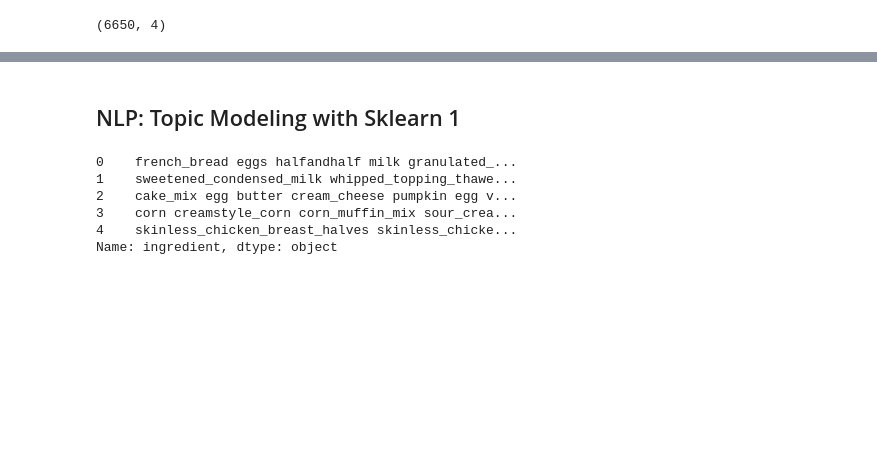
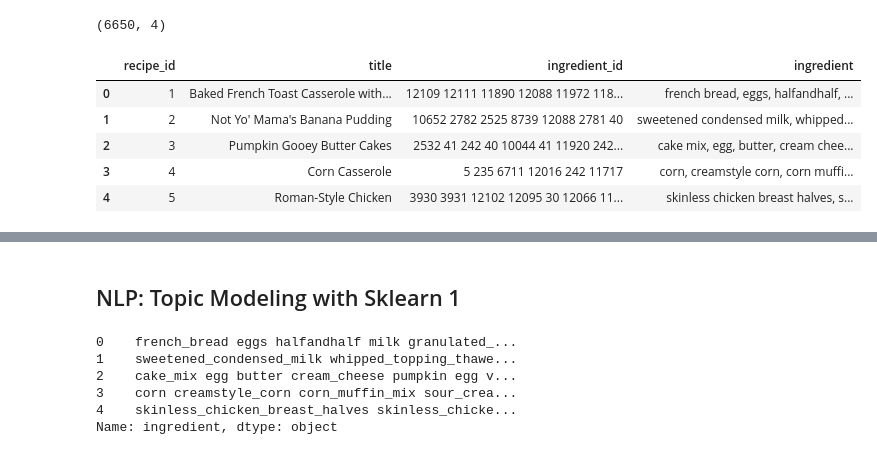
Before and after one commit to amazurek1/Recipe_Recommender, a Jupyter notebook: notebooks/FoodNetwork_NLP3.ipynb, the cells around one changed output, grey strips where cells are left out. Drawn from its saved outputs; the diff is of its cells as text; code cells hidden in the pictures; blank space fills up the shorter version.

```diff
--- a/notebooks/FoodNetwork_NLP3.ipynb
+++ b/notebooks/FoodNetwork_NLP3.ipynb
@@ -89,0 +112,11 @@ data_grouped.shape
+# %%
+data_grouped2 = data2.groupby(["recipe_id", "title"]).agg({"ingredient_id":" ".join, "ingredient":", ".join}).reset_index()
+# %%
+data_grouped2.head()
+# %% [output]
+|  | recipe_id | title | ingredient_id | ingredient |
+| 0 | 1 | Baked French Toast Casserole with... | 12109 12111 11890 12088 11972 118... | french bread, eggs, halfandhalf, ... |
+| 1 | 2 | Not Yo' Mama's Banana Pudding | 10652 2782 2525 8739 12088 2781 40 | sweetened condensed milk, whipped... |
+| 2 | 3 | Pumpkin Gooey Butter Cakes | 2532 41 242 40 10044 41 11920 242... | cake mix, egg, butter, cream chee... |
+| 3 | 4 | Corn Casserole | 5 235 6711 12016 242 11717 | corn, creamstyle corn, corn muffi... |
+| 4 | 5 | Roman-Style Chicken | 3930 3931 12102 12095 30 12066 11... | skinless chicken breast halves, s... |
```
Also changed, not shown: parts of 24 cells of this notebook.
